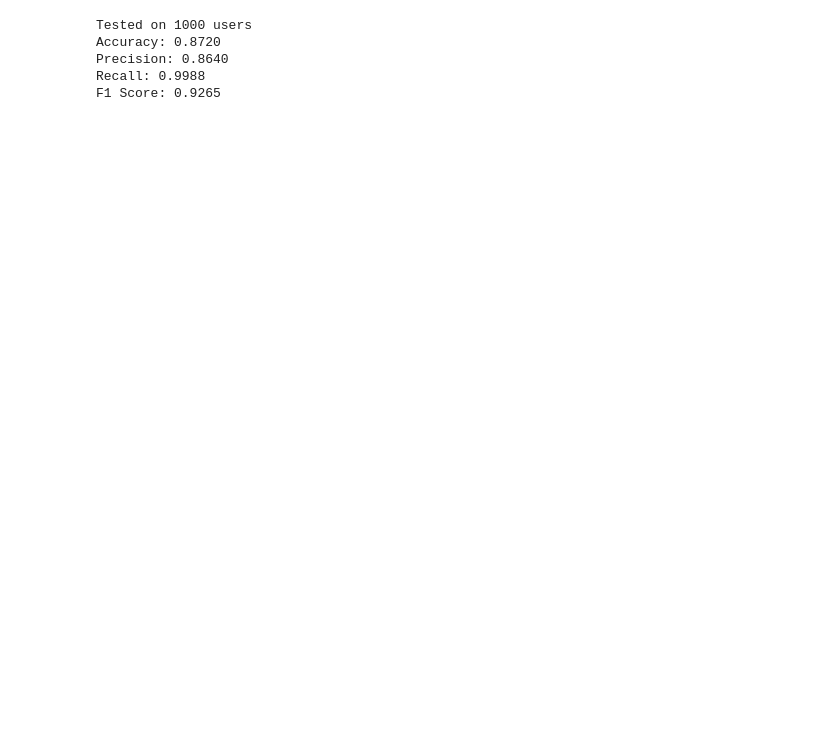
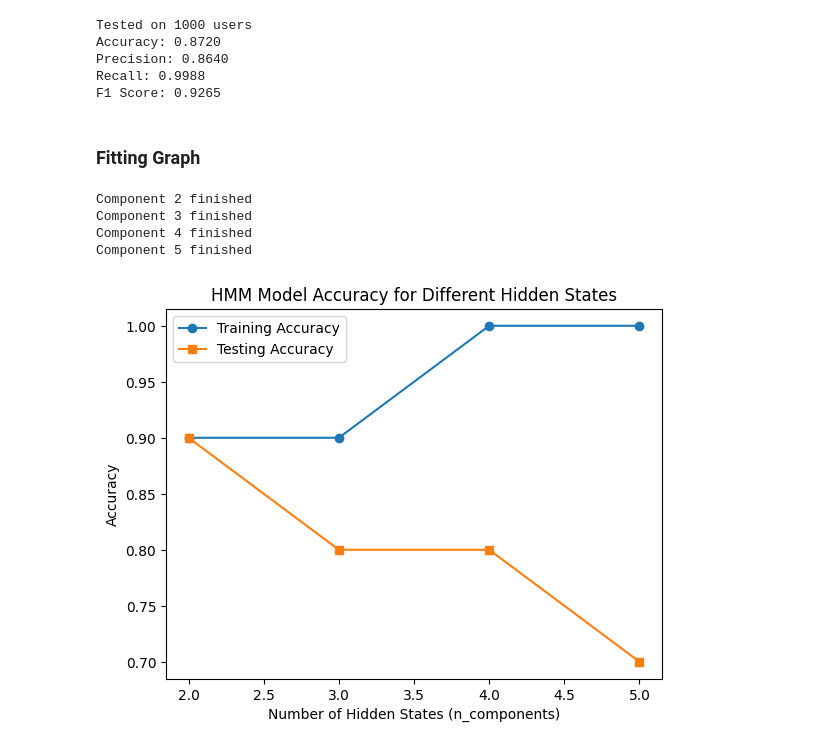
Before and after one commit to derricknguyen12/cse150a_project, a Jupyter notebook: proj.ipynb, the cells around one changed output. Drawn from its saved outputs; the diff is of its cells as text; code cells hidden in the pictures; blank space fills up the shorter version.

```diff
--- a/proj.ipynb
+++ b/proj.ipynb
@@ -516,0 +512,55 @@ F1 Score: 0.9265
+# %% [markdown]
+### Fitting Graph
+# %%
+n_components_range = [2, 3, 4, 5]
+accuracies_train = []
+accuracies_test = []
+
+X_train, X_test, y_train, y_test = train_test_split(X, y, test_size=0.2, random_state=42)
+
+for n_components in n_components_range:
+    model = hmm.GaussianHMM(n_components=n_components, covariance_type="diag", n_iter=1000, random_state=42)
+
+    model.fit(X_train)
+
+    # Assign hidden states for training and testing
+    hidden_states_train = model.predict(X_train)
+    hidden_states_test = model.predict(X_test)
+
+    # Add hidden states to dataframe for training set
+    df_train = pd.DataFrame(X_train, columns=["hours", "Genres", "Price"])
+    df_train["hidden_state"] = hidden_states_train
+    df_train["is_recommended"] = y_train
+
+    # Add hidden states to dataframe for testing set
+    df_test = pd.DataFrame(X_test, columns=["hours", "Genres", "Price"])
+    df_test["hidden_state"] = hidden_states_test
+    df_test["is_recommended"] = y_test
+
+    # Select 10 random users from the test set as the full user set is too costly in time
+    np.random.seed(42)
+    random_indices_test = np.random.choice(len(X_test), 10, replace=False)
+    random_indices_train = np.random.choice(len(X_train), 10, replace=False)
+
+    accuracy_test, _, _, _ = evaluate_recommendations(model, X_test, y_test, random_indices_test)
+    accuracy_train, _, _, _ = evaluate_recommendations(model, X_train, y_train, random_indices_train)
+
+    accuracies_train.append(accuracy_train)
+    accuracies_test.append(accuracy_test)
+
+    print(f'Component {n_components} finished')
+# %% [output]
+Component 2 finished
+Component 3 finished
+Component 4 finished
+Component 5 finished
+# %%
+plt.plot(n_components_range, accuracies_train, marker='o', label="Training Accuracy")
+plt.plot(n_components_range, accuracies_test, marker='s', label="Testing Accuracy")
+plt.xlabel("Number of Hidden States (n_components)")
+plt.ylabel("Accuracy")
+plt.legend()
+plt.title("HMM Model Accuracy for Different Hidden States")
+plt.show()
+# %% [output]
+[figure, added]
```
Also changed, not shown: parts of 17 cells of this notebook.
